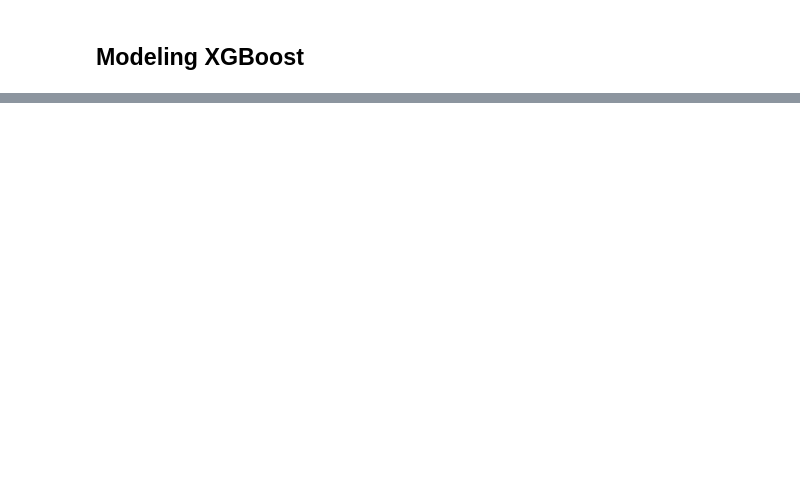
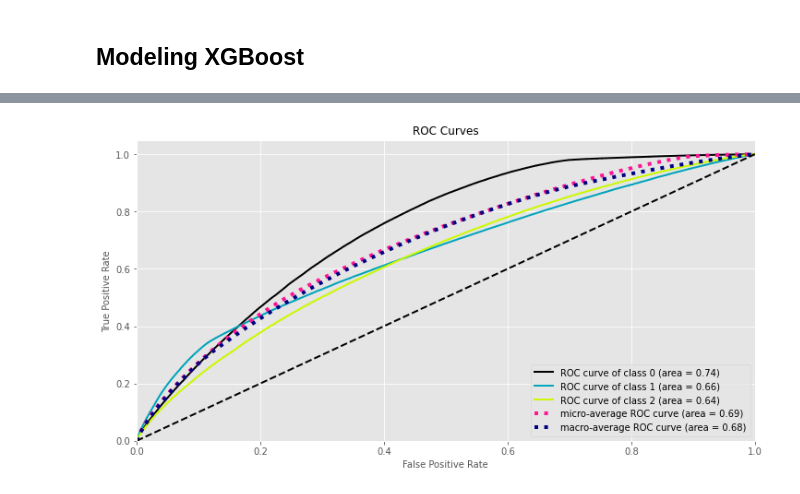
Before and after one commit to johnchoi44/DS340_ProjectCode, a Jupyter notebook: notebooks/ny_crimes_predict.ipynb, the cells around one changed output, grey strips where cells are left out. Saved outputs shown, nothing was run; the diff lists cells and outputs as text; code cells hidden in the pictures; blank space fills up the shorter version.

```diff
--- a/notebooks/ny_crimes_predict.ipynb
+++ b/notebooks/ny_crimes_predict.ipynb
@@ -438,6 +478,8 @@ plot_cm(y_pred, y_test, "XGBBoost", 'cm_XGBBoost.pdf')
 # %%
 # Plot the ROC curve
-roc_curve(y_test, lbm_clf, "roc_XGBBoost.pdf")
+plot_roc(y_test, lbm_clf, "roc_XGBBoost.pdf")
+# %% [output]
+[figure, added]
 # %%
 # Save the model
 save_model(xgb_clf, "xgboost")
```
Also changed, not shown: parts of 21 cells of this notebook, 4 other files.
